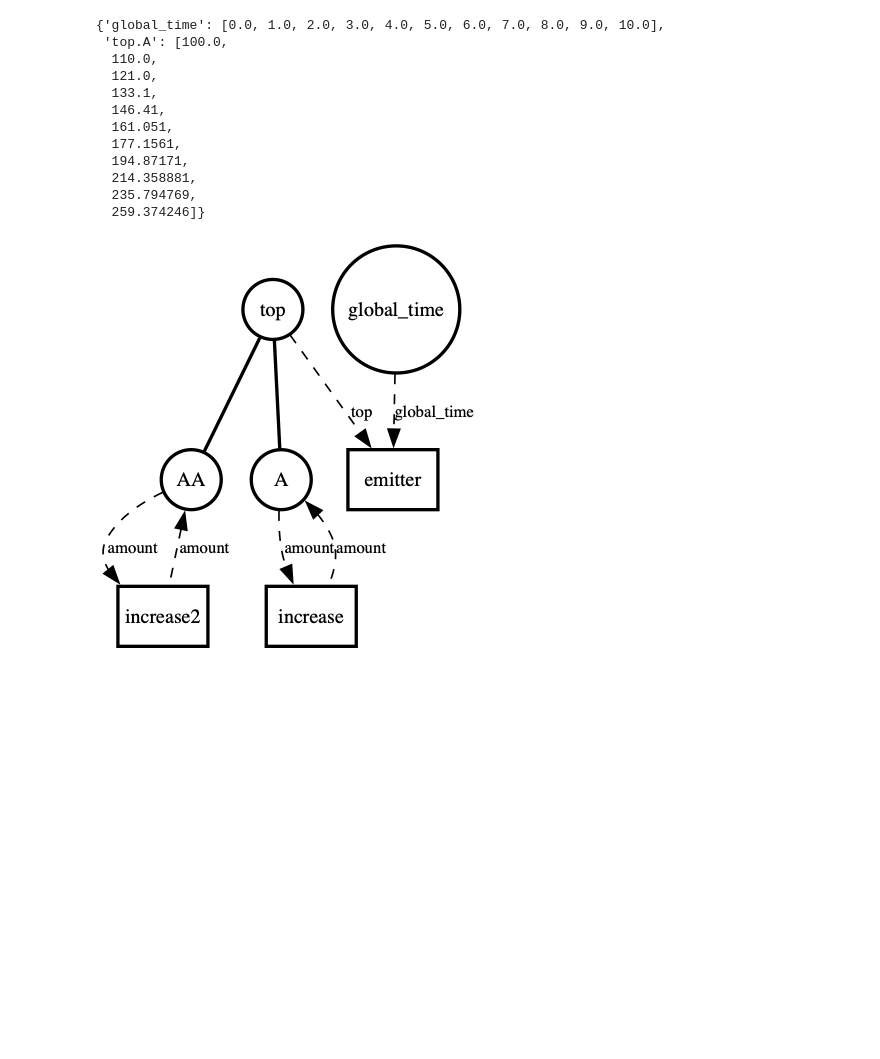
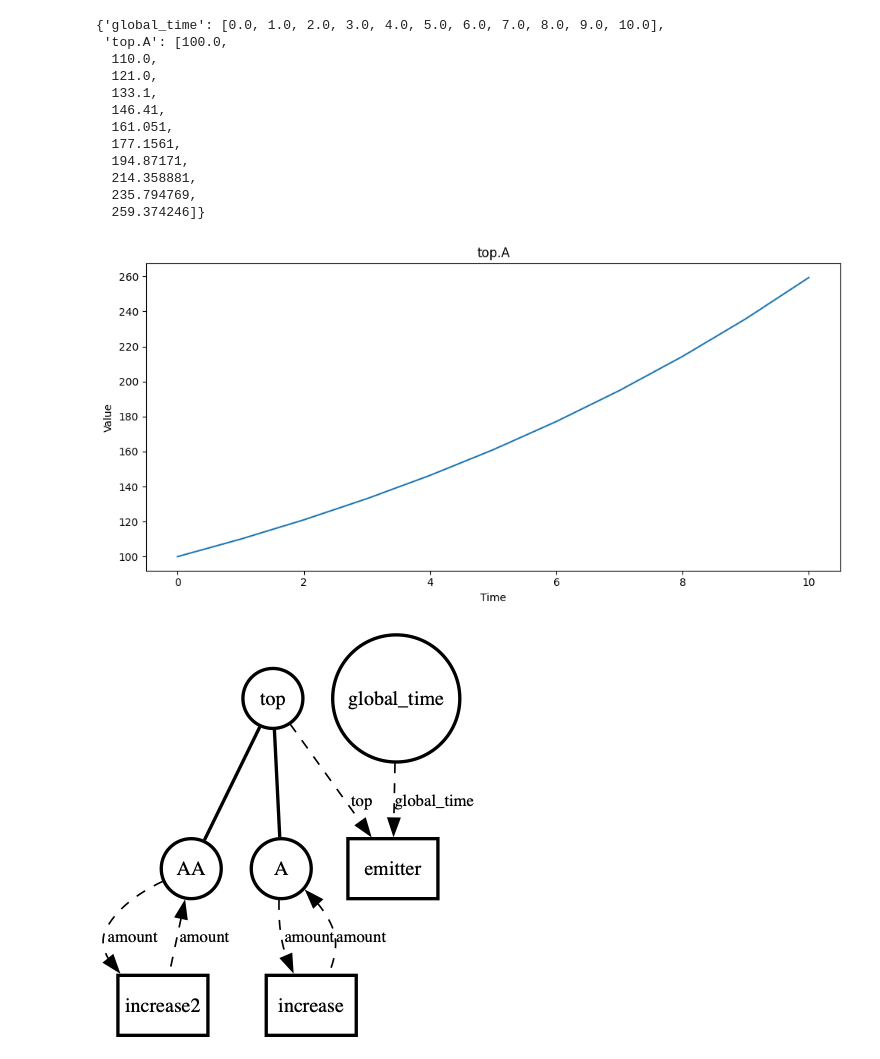
Before and after one commit to vivarium-collective/vivarium-interface, a Jupyter notebook: notebooks/demo.ipynb, the cells around one changed output. Saved outputs shown, nothing was run; the diff lists cells and outputs as text; code cells hidden in the pictures; blank space fills up the shorter version.

Commit message:
plot_timeseries

```diff
--- a/notebooks/demo.ipynb
+++ b/notebooks/demo.ipynb
@@ -123,6 +123,10 @@ timeseries
   214.358881,
   235.794769,
   259.374246]}
+# %%
+v.plot_timeseries()
+# %% [output]
+[figure, added]
 # %%
 # add more objects
 v.add_object(name='AA', path=['top'], value=1)
```
Also changed, not shown: parts of 7 cells of this notebook, 2 other files.
